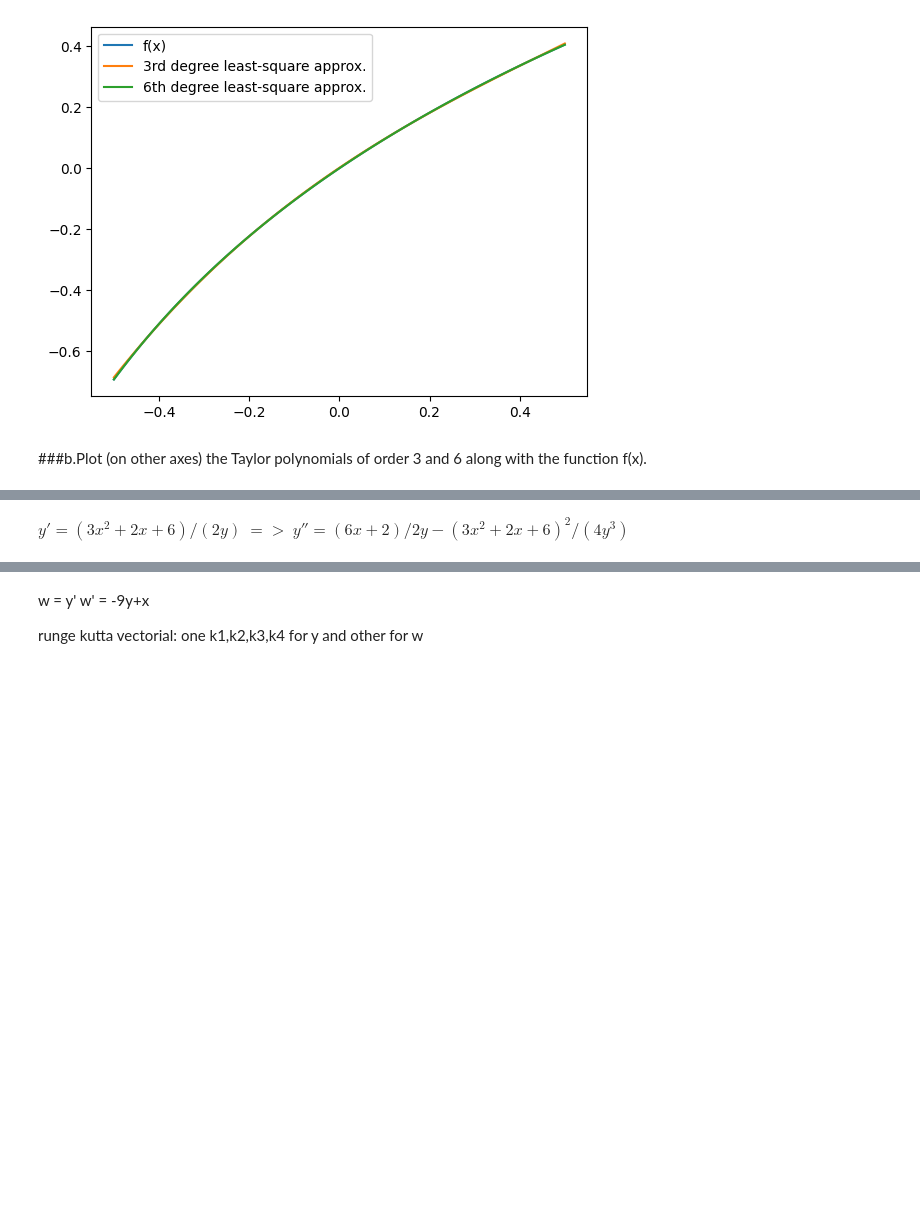
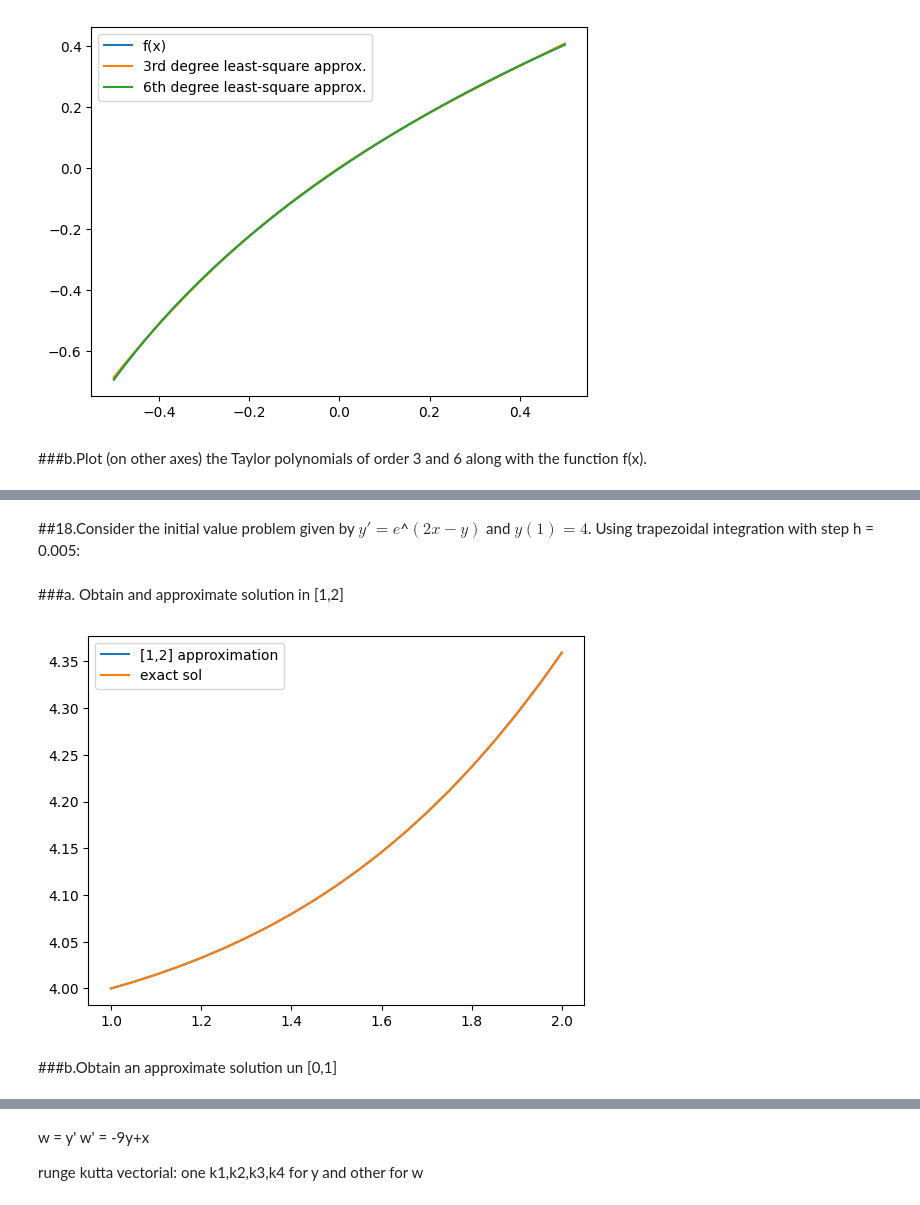
Before and after one commit to jcv00036/amn_p, a Jupyter notebook: Handout_3_Juan_Carrasco_Vico.ipynb, the cells around one changed output, grey strips where cells are left out. Saved outputs shown, nothing was run; the diff lists cells and outputs as text; code cells hidden in the pictures; blank space fills up the shorter version.

```diff
--- a/Handout_3_Juan_Carrasco_Vico.ipynb
+++ b/Handout_3_Juan_Carrasco_Vico.ipynb
@@ -1911,2 +1903,8 @@ change a sign for b (where?)
-# %% [markdown]
-$y' = (3x^2+2x+6)/(2y)$  $=>$  $y'' = (6x+2)/2y-(3x^2+2x+6)^2/(4y^3)$
+# %% [markdown]
+##18.Consider the initial value problem given by $y' = e$\^$(2x-y)$ and $y(1)= 4$. Using trapezoidal integration with step h = 0.005:
+# %%
+def yPrime(x,y):
+  return np.e**(2*x-y)
+
+y1 = 4
+h = 0.05
@@ -1912,0 +1945,19 @@ $y' = (3x^2+2x+6)/(2y)$  $=>$  $y'' = (6x+2)/2y-(3x^2+2x+6)^2/(4y^3)$
+# %% [markdown]
+###a. Obtain and approximate solution in [1,2]
+# %%
+L12 = trapezoidODEFor18(yPrime,1,2,y1,10)
+
+fig, ax = plt.subplots()
+ax.plot(L12[0],L12[1], label="[1,2] approximation")
+
+x = np.linspace(1,2,100)
+y = np.log(np.e**(2*x)+2*np.e**4-np.e**2)-np.log(2)
+
+ax.plot(x,y, label="exact sol")
+ax.legend()
+
+plt.show()
+# %% [output]
+[figure, added]
+# %% [markdown]
+###b.Obtain an approximate solution un [0,1]
```
Also changed, not shown: parts of 45 cells of this notebook.
